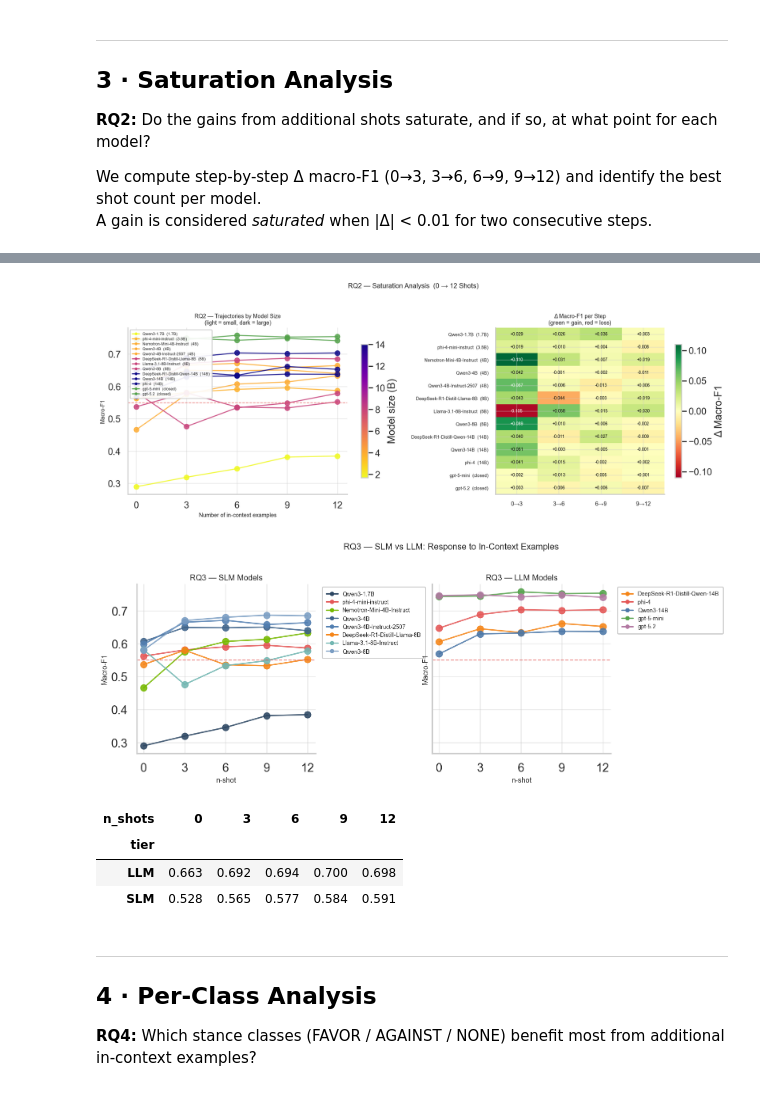
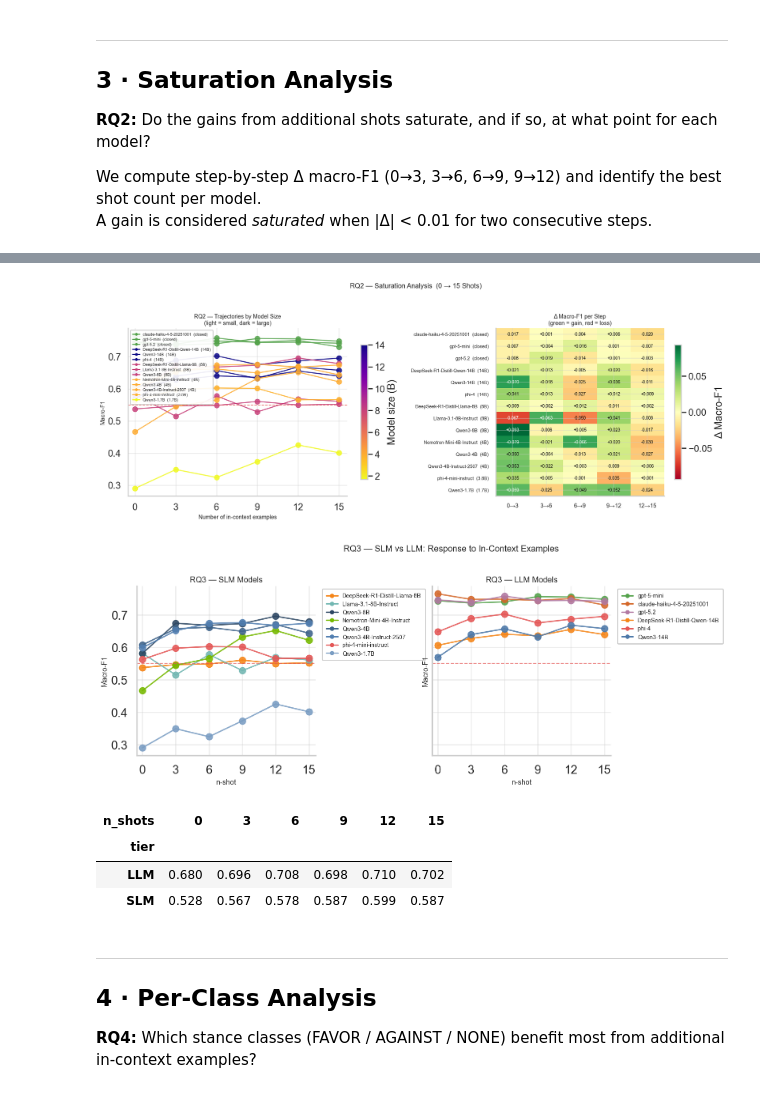
Before and after one commit to nityaak5/slm-topic-modeling, a Jupyter notebook: notebooks/icl_analysis.ipynb, the cells around one changed output, grey strips where cells are left out. Saved outputs shown, nothing was run; the diff lists cells and outputs as text; code cells hidden in the pictures.

```diff
--- a/notebooks/icl_analysis.ipynb
+++ b/notebooks/icl_analysis.ipynb
@@ -139,8 +158,10 @@ def norm_label(x):
     return s
 
 def model_sort_key(model):
-    """Sort key: size (asc) → family → name.  Closed-source goes last."""
-    return (MODEL_SIZES.get(model, 999), MODEL_FAMILY.get(model, 'zzz'), model)
+    """Sort key: size (desc) → closed-source rank → family → name."""
+    size = MODEL_SIZES.get(model, 999)
+    cs_rank = _CLOSED_SOURCE_RANK.get(model, 99) if model not in MODEL_SIZES else 99
+    return (-size, cs_rank, MODEL_FAMILY.get(model, 'zzz'), model)
 
 def family_color(model):
     return FAMILY_COLORS.get(MODEL_FAMILY.get(model, 'Other'), '#888888')
@@ -313,10 +340,7 @@ We plot macro-F1 vs shot count (0, 3, 6, 9, 12) for every model, then provide su
 # ── Line chart: macro-F1 vs shot count (all models) ──────────────────────
 # Adapted from stance_results_team_analysis.ipynb cell 12.
 
-model_order = (
-    metrics.groupby('model')['macro_f1'].mean()
-    .sort_values(ascending=False).index.tolist()
-)
+model_order = sorted(metrics['model'].unique(), key=model_sort_key)
 model_colors = build_model_colors(model_order)
 
 fig, ax = plt.subplots(figsize=(11, 6))
@@ -332,10 +356,10 @@ for model in model_order:
 
 ax.axhline(SEMEVAL_BASELINE, color='#000',    linewidth=1.2, linestyle=':',  alpha=0.7)
 ax.set_xticks(ICL_SHOT_COUNTS)
-ax.set_xlim(-0.5, 12.6)
+ax.set_xlim(-0.5, 15.6)
 ax.set_xlabel('Number of in-context examples', fontsize=11)
 ax.set_ylabel('Macro-F1', fontsize=11)
-ax.set_title('Macro-F1 vs Shot Count  (0 - 12)\n', fontsize=11)
+ax.set_title('Macro-F1 vs Shot Count  (0 - 15)\n', fontsize=11)
 
 # \u2500\u2500 Reference lines legend (lower-left, inside plot) \u2500\u2500\u2500\u2500\u2500\u2500\u2500\u2500\u2500\u2500\u2500\u2500\u2500\u2500\u2500\u2500\u2500\u2500
 ref_handles = [
@@ -435,8 +460,8 @@ A gain is considered *saturated* when |Δ| < 0.01 for two consecutive steps.
 # ── Step-by-step deltas per model ────────────────────────────────────────
 # Adapted from stance_results_team_analysis.ipynb cell 13.
 
-STEPS       = [(0,3), (3,6), (6,9), (9,12)]
-STEP_LABELS = ['0→3', '3→6', '6→9', '9→12']
+STEPS       = [(0,3), (3,6), (6,9), (9,12), (12,15)]
+STEP_LABELS = ['0→3', '3→6', '6→9', '9→12', '12→15']
 SATURATION_THRESHOLD = 0.01
 
 step_rows = []
@@ -455,34 +480,34 @@ for model, grp in metrics.groupby('model'):
             row[label] = float('nan')
     if 0 in grp.index:
         row['f1_0shot']  = round(grp.loc[0, 'macro_f1'], 3)
-    if 12 in grp.index:
-        row['f1_12shot'] = round(grp.loc[12, 'macro_f1'], 3)
+    if 15 in grp.index:
+        row['f1_15shot'] = round(grp.loc[15, 'macro_f1'], 3)
     row['best_shots'] = int(grp['macro_f1'].idxmax()) if len(grp) else np.nan
     step_rows.append(row)
 
 step_df = (
     pd.DataFrame(step_rows)
-    .sort_values('size_B', na_position='last')
+    .sort_values('size_B', ascending=False, na_position='first')
     .reset_index(drop=True)
 )
 
 # ── Saturation summary ────────────────────────────────────────────────────
 # Mark steps where absolute gain drops below threshold
 def saturation_point(row):
-    """Return shot count where gains plateau, or 12 if never saturated."""
-    shot_seq = [0, 3, 6, 9, 12]
+    """Return shot count where gains plateau, or 15 if never saturated."""
+    shot_seq = [0, 3, 6, 9, 12, 15]
     for i, ((a, b), lbl) in enumerate(zip(STEPS, STEP_LABELS)):
         delta = row.get(lbl, np.nan)
         if pd.isna(delta):
             continue
         if abs(delta) < SATURATION_THRESHOLD:
             return a  # first step where gain < threshold
-    return 12  # never saturated within range
+    return 15  # never saturated within range
 
 step_df['saturation_at'] = step_df.apply(saturation_point, axis=1)
-step_df['total_gain_0_12'] = (step_df['f1_12shot'] - step_df['f1_0shot']).round(3)
+step_df['total_gain_0_15'] = (step_df['f1_15shot'] - step_df['f1_0shot']).round(3)
 
 display(step_df[['model','tier','size_B',
-                 'f1_0shot','f1_12shot','total_gain_0_12',
+                 'f1_0shot','f1_15shot','total_gain_0_15',
                  'best_shots','saturation_at'] + STEP_LABELS].round(4))
 # %% [output]
@@ -527,7 +553,7 @@ for _, r in step_df.iterrows():
 
 ax.axhline(F1_USABLE, color='#E45756', linewidth=1.2, linestyle='--', alpha=0.7)
 ax.set_xticks(ICL_SHOT_COUNTS)
-ax.set_xlim(-0.5, 12.6)
+ax.set_xlim(-0.5, 15.6)
 ax.set_xlabel('Number of in-context examples', fontsize=10)
 ax.set_ylabel('Macro-F1', fontsize=10)
 ax.set_title('RQ2 \u2014 Trajectories by Model Size\n(light = small, dark = large)', fontsize=10)
@@ -543,35 +569,35 @@ ax.legend(handles=traj_handles, fontsize=7, loc='upper left',
           ncol=1)
 
 # Right: step delta heatmap
 ax2 = axes[1]
 heat = step_df[STEP_LABELS].values.astype(float)
 row_labels = [
     f'{r["model"]}  ({r["size_B"]:g}B)' if pd.notna(r['size_B'])
     else f'{r["model"]}  (closed)'
     for _, r in step_df.iterrows()
 ]
 non_nan = heat[~np.isnan(heat)]
 vlim = max(np.abs(non_nan).max(), 0.01) if len(non_nan) else 0.05
 im = ax2.imshow(heat, cmap='RdYlGn', vmin=-vlim, vmax=vlim, aspect='auto')
 ax2.set_xticks(range(len(STEP_LABELS)))
 ax2.set_xticklabels(STEP_LABELS, fontsize=10)
 ax2.set_yticks(range(len(row_labels)))
 ax2.set_yticklabels(row_labels, fontsize=8)
 ax2.set_title('\u0394 Macro-F1 per Step\n(green = gain, red = loss)', fontsize=10)
 for i in range(heat.shape[0]):
     for j in range(heat.shape[1]):
         val = heat[i, j]
         if not np.isnan(val):
             ax2.text(j, i, f'{val:+.3f}', ha='center', va='center',
                      fontsize=7.5,
                      color='black' if abs(val) < vlim * 0.6 else 'white')
 plt.colorbar(im, ax=ax2, label='\u0394 Macro-F1', shrink=0.8)
 
-plt.suptitle('RQ2 \u2014 Saturation Analysis  (0 \u2192 12 Shots)', fontsize=12, y=1.01)
+plt.suptitle('RQ2 \u2014 Saturation Analysis  (0 \u2192 15 Shots)', fontsize=12, y=1.01)
 plt.tight_layout()
 plt.show()
 # %% [output]
-[figure, old version]
+[figure, new version]
 # %%
 # ── RQ3: SLM vs LLM trajectories ─────────────────────────────────────────
 fig, axes = plt.subplots(1, 2, figsize=(14, 5), sharey=True)
@@ -592,7 +618,7 @@ for ax, tier in zip(axes, ['SLM', 'LLM']):
                                markersize=5, linewidth=1.8, label=model))
     ax.axhline(F1_USABLE, color='#E45756', linewidth=1.2, linestyle='--', alpha=0.7)
     ax.set_xticks(ICL_SHOT_COUNTS)
-    ax.set_xlim(-0.5, 12.6)
+    ax.set_xlim(-0.5, 15.6)
     ax.set_xlabel('n-shot', fontsize=10)
     ax.set_ylabel('Macro-F1', fontsize=10)
     ax.set_title(f'RQ3 \u2014 {tier} Models', fontsize=11)
@@ -615,11 +641,11 @@ tier_mean = (
 display(tier_mean.pivot_table(index='tier', columns='n_shots',
                                values='mean').round(3))
 # %% [output]
-[figure, old version]
+[figure, new version]
-| n_shots | 0 | 3 | 6 | 9 | 12 |
-| tier |  |  |  |  |  |
-| LLM | 0.663 | 0.692 | 0.694 | 0.700 | 0.698 |
-| SLM | 0.528 | 0.565 | 0.577 | 0.584 | 0.591 |
+| n_shots | 0 | 3 | 6 | 9 | 12 | 15 |
+| tier |  |  |  |  |  |  |
+| LLM | 0.680 | 0.696 | 0.708 | 0.698 | 0.710 | 0.702 |
+| SLM | 0.528 | 0.567 | 0.578 | 0.587 | 0.599 | 0.587 |
 # %% [markdown]
 ---
 ## 4 · Per-Class Analysis
```
Also changed, not shown: parts of 32 cells of this notebook, 40 other files.
